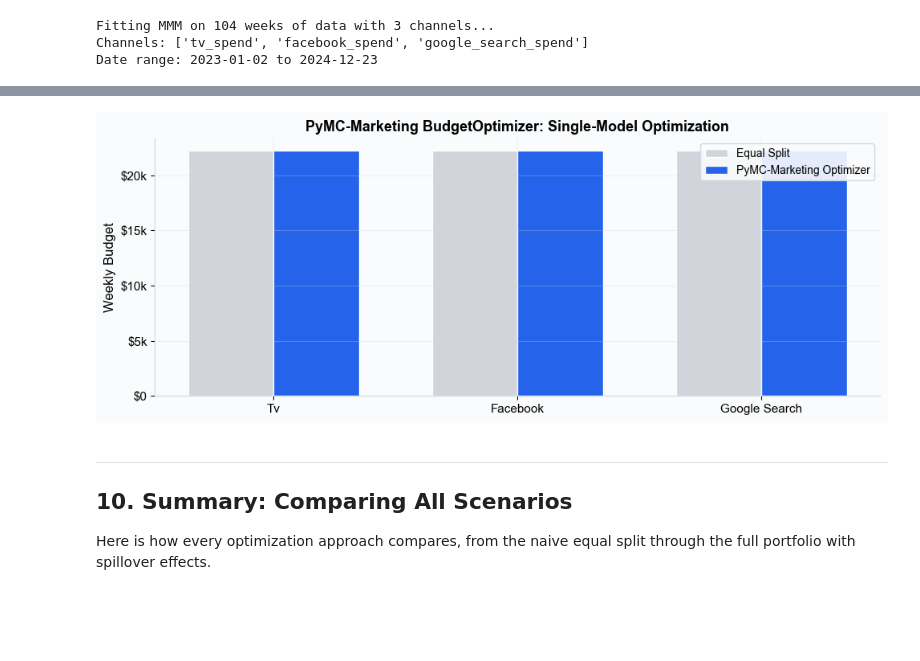
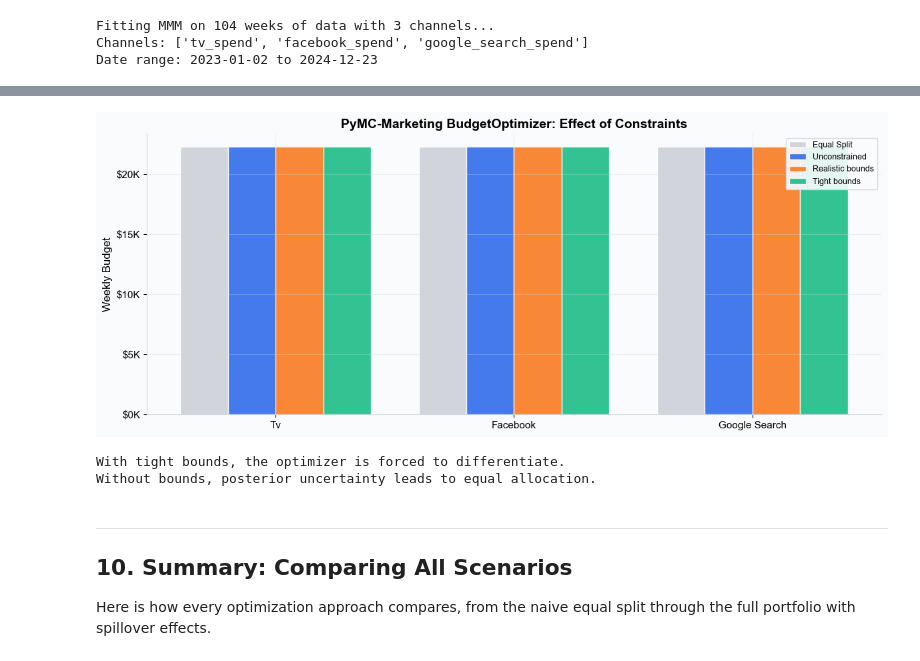
Before and after one commit to nialloulton/simba-mmm, a Jupyter notebook: notebooks/04-portfolio-budget-optimization.ipynb, the cells around one changed output, grey strips where cells are left out. Saved outputs shown, nothing was run; the diff lists cells and outputs as text; code cells hidden in the pictures; blank space fills up the shorter version.

```diff
--- a/notebooks/04-portfolio-budget-optimization.ipynb
+++ b/notebooks/04-portfolio-budget-optimization.ipynb
@@ -255,7 +255,7 @@ mr_before = [marginal_response(equal_spend, *PARAMS[k]) for k in keys]
 ax1.barh(range(n_channels), mr_before, color=colors_per_brand, edgecolor='white')
 ax1.set_yticks(range(n_channels))
 ax1.set_yticklabels(labels, fontsize=9)
-ax1.set_xlabel('Marginal Return ($ revenue per $ spend)')
+ax1.set_xlabel('Marginal Return (revenue per dollar spent)')
 ax1.set_title('Before: Equal Split\n(Wide variation = wasted budget)')
 ax1.axvline(np.mean(mr_before), color='#EF4444', linestyle='--', linewidth=1.5,
             label=f'Mean: ${np.mean(mr_before):.2f}')
@@ -267,7 +267,7 @@ mr_after = [marginal_response(optimal_spends[i], *PARAMS[keys[i]]) for i in rang
 ax2.barh(range(n_channels), mr_after, color=colors_per_brand, edgecolor='white')
 ax2.set_yticks(range(n_channels))
 ax2.set_yticklabels(labels, fontsize=9)
-ax2.set_xlabel('Marginal Return ($ revenue per $ spend)')
+ax2.set_xlabel('Marginal Return (revenue per dollar spent)')
 ax2.set_title('After: Optimized\n(Converged = every dollar works equally hard)')
 ax2.axvline(np.mean(mr_after), color='#10B981', linestyle='--', linewidth=1.5,
             label=f'Mean: ${np.mean(mr_after):.2f}')
@@ -948,30 +976,37 @@ clearer differentiation between channels.
 # %%
-# === Chart: PyMC-Marketing optimizer results ===
-fig, ax = plt.subplots(figsize=(10, 4))
-opt_values = optimal_budgets.values.flatten()
+# === Chart: BudgetOptimizer results across constraint configs ===
+fig, ax = plt.subplots(figsize=(12, 5))
+
 channel_names = [c.replace('_spend', '').replace('_', ' ').title() for c in channel_columns]
 x_pos = np.arange(len(channel_columns))
-width = 0.35
-ax.bar(x_pos - width/2, [equal_budget_ch] * len(channel_columns), width,
+n_configs = len(results)
+width = 0.8 / (n_configs + 1)
+
+# Equal split baseline
+ax.bar(x_pos - 0.4 + width/2, [equal_budget_ch/1000]*3, width,
        label='Equal Split', color='#D1D5DB', edgecolor='white')
-ax.bar(x_pos + width/2, opt_values, width,
-       label='PyMC-Marketing Optimizer', color=COLORS[0], edgecolor='white')
+
+for j, (name, vals) in enumerate(results.items()):
+    ax.bar(x_pos - 0.4 + (j+1.5)*width, vals/1000, width,
+           label=name, color=COLORS[j], alpha=0.85, edgecolor='white')
+
 ax.set_xticks(x_pos)
 ax.set_xticklabels(channel_names)
-ax.yaxis.set_major_formatter(mticker.FuncFormatter(currency))
+ax.yaxis.set_major_formatter(plt.FuncFormatter(lambda x, p: f'${x:,.0f}K'))
 ax.set_ylabel('Weekly Budget')
-ax.set_title('PyMC-Marketing BudgetOptimizer: Single-Model Optimization',
-             fontsize=13, fontweight='bold')
-ax.legend(fontsize=10)
-for i, v in enumerate(opt_values):
-    pct_change = (v / equal_budget_ch - 1) * 100
-    if abs(pct_change) >= 0.5:
-        ax.text(i + width/2, v + 200, f'{pct_change:+.0f}%', ha='center', fontsize=9, fontweight='bold')
+ax.set_title('PyMC-Marketing BudgetOptimizer: Effect of Constraints')
+ax.legend(fontsize=9, loc='upper right')
+
 plt.tight_layout()
 plt.savefig('images/04_pymc_budget_optimizer.png', dpi=180, bbox_inches='tight')
 plt.show()
+
+print('With tight bounds, the optimizer is forced to differentiate.')
+print('Without bounds, posterior uncertainty leads to equal allocation.')
 # %% [output]
-[figure, old version]
+[figure, new version]
+With tight bounds, the optimizer is forced to differentiate.
+Without bounds, posterior uncertainty leads to equal allocation.
 # %% [markdown]
 ---
 
```
Also changed, not shown: parts of 4 cells of this notebook, 2 other files.
